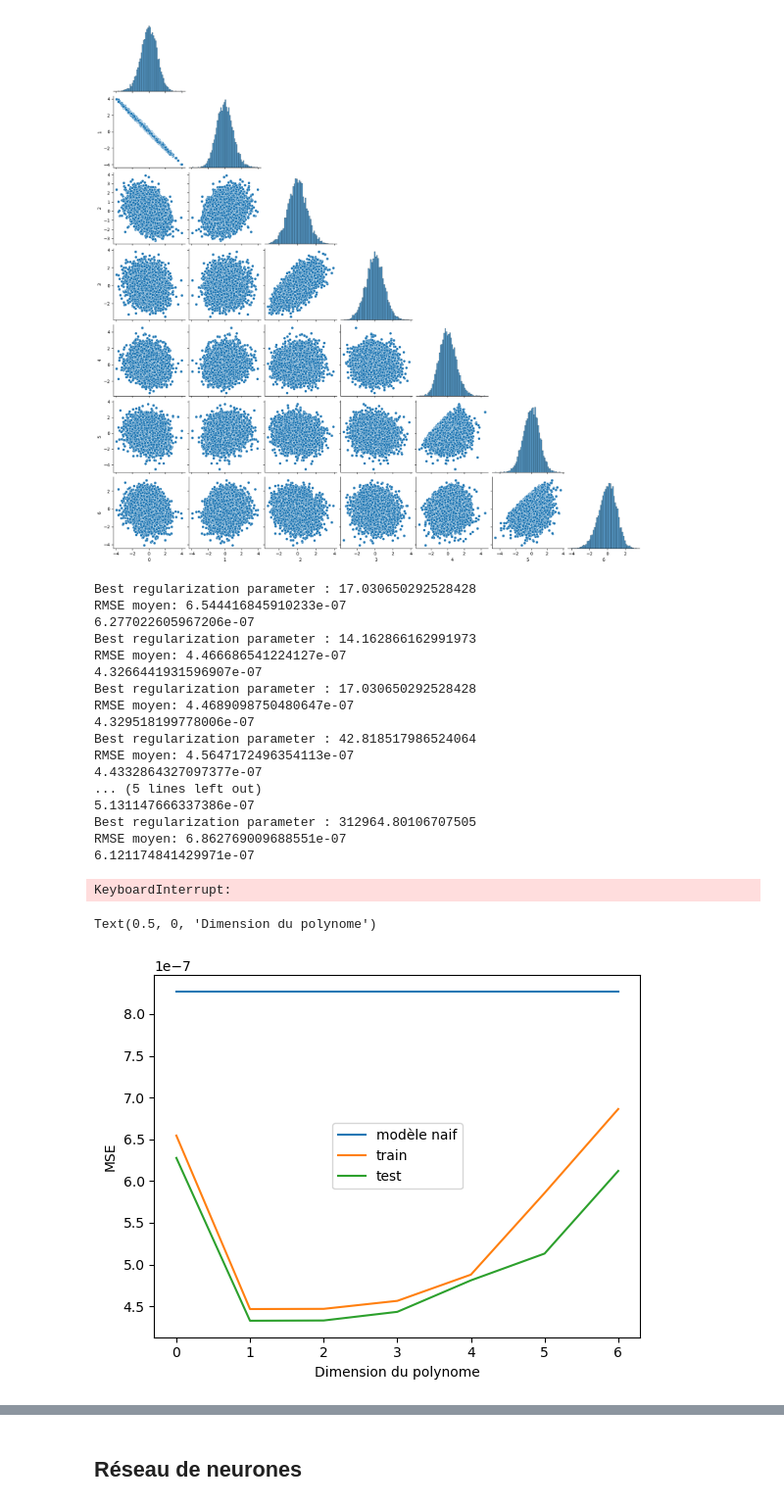
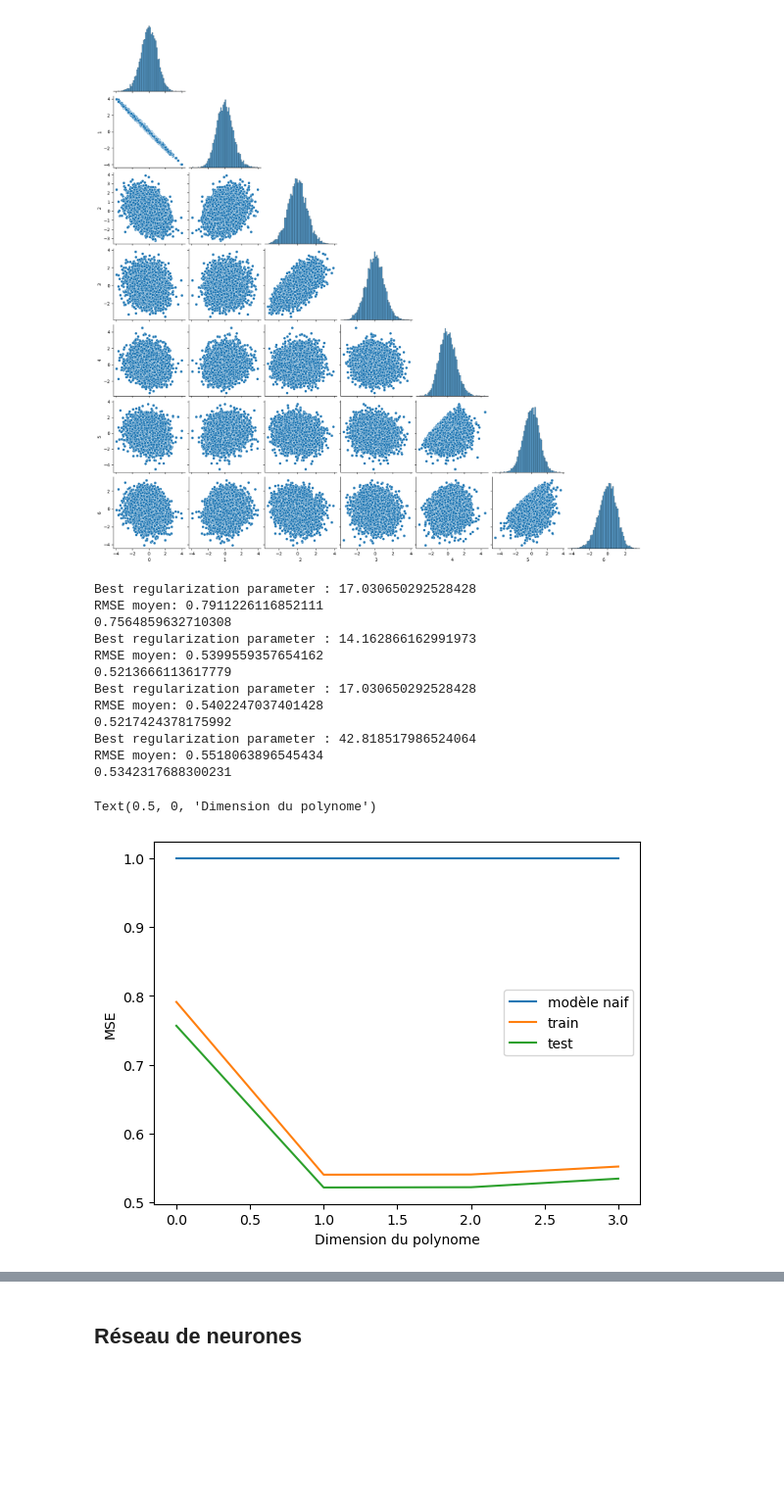
Before and after one commit to LoanRenaud/zundel, a Jupyter notebook: Zundel_Ion.ipynb, the cells around one changed output, grey strips where cells are left out. Shown at 98% size. Cells and saved outputs as stored; diff of their text form; code cells hidden in the pictures; blank space fills up the shorter version.

```diff
--- a/Zundel_Ion.ipynb
+++ b/Zundel_Ion.ipynb
@@ -262,8 +262,8 @@ X_train_CM_red=scaler.fit_transform(X_train_CM)
 X_test_CM_red=scaler.fit_transform(X_test_CM)
 
 #scaling des y
-#y_train_scaled=y_train/np.max(y_train)**2
-#y_test_scaled=y_test/np.max(y_test)**2
+y_train=scaler.fit_transform(y_train.to_numpy().reshape(-1, 1))
+y_test=scaler.fit_transform(y_test.to_numpy().reshape(-1, 1))
 # %% [markdown]
 ### Eigenspectrum ###
 # %%
@@ -401,7 +401,7 @@ from sklearn.preprocessing import PolynomialFeatures
 
 mse_list=[]
 mse_test_list=[]
-for d in range(1,10):
+for d in range(1,5):
     poly=PolynomialFeatures(degree=d)
     Zmodif=poly.fit_transform(X_train_CMe_red)
     Zmodif_test=poly.fit_transform(X_test_CMe_red)
@@ -420,32 +420,26 @@ for d in range(1,10):
     mse_test_list.append(mse_test_rcv)
 # %% [output]
 Best regularization parameter : 17.030650292528428
-RMSE moyen: 6.544416845910233e-07
-6.277022605967206e-07
+RMSE moyen: 0.7911226116852111
+0.7564859632710308
 Best regularization parameter : 14.162866162991973
-RMSE moyen: 4.466686541224127e-07
-4.3266441931596907e-07
+RMSE moyen: 0.5399559357654162
+0.5213666113617779
 Best regularization parameter : 17.030650292528428
-RMSE moyen: 4.4689098750480647e-07
-4.329518199778006e-07
+RMSE moyen: 0.5402247037401428
+0.5217424378175992
 Best regularization parameter : 42.818517986524064
-RMSE moyen: 4.5647172496354113e-07
-4.4332864327097377e-07
-... (5 lines left out)
-5.131147666337386e-07
-Best regularization parameter : 312964.80106707505
-RMSE moyen: 6.862769009688551e-07
-6.121174841429971e-07
+RMSE moyen: 0.5518063896545434
+0.5342317688300231
-KeyboardInterrupt:
 # %%
-plt.plot([8.27e-7]*len(mse_list), label='modèle naif')
+plt.plot([1]*len(mse_list), label='modèle naif')
 plt.plot(mse_list, label="train")
 plt.plot(mse_test_list, label='test')
 plt.legend()
 plt.ylabel("MSE")
 plt.xlabel("Dimension du polynome")
 # %% [output]
 Text(0.5, 0, 'Dimension du polynome')
-[figure, old version]
+[figure, new version]
 # %%
 y_pred=model.predict(Zmodif_test)
```
Also changed, not shown: parts of 16 cells of this notebook.
